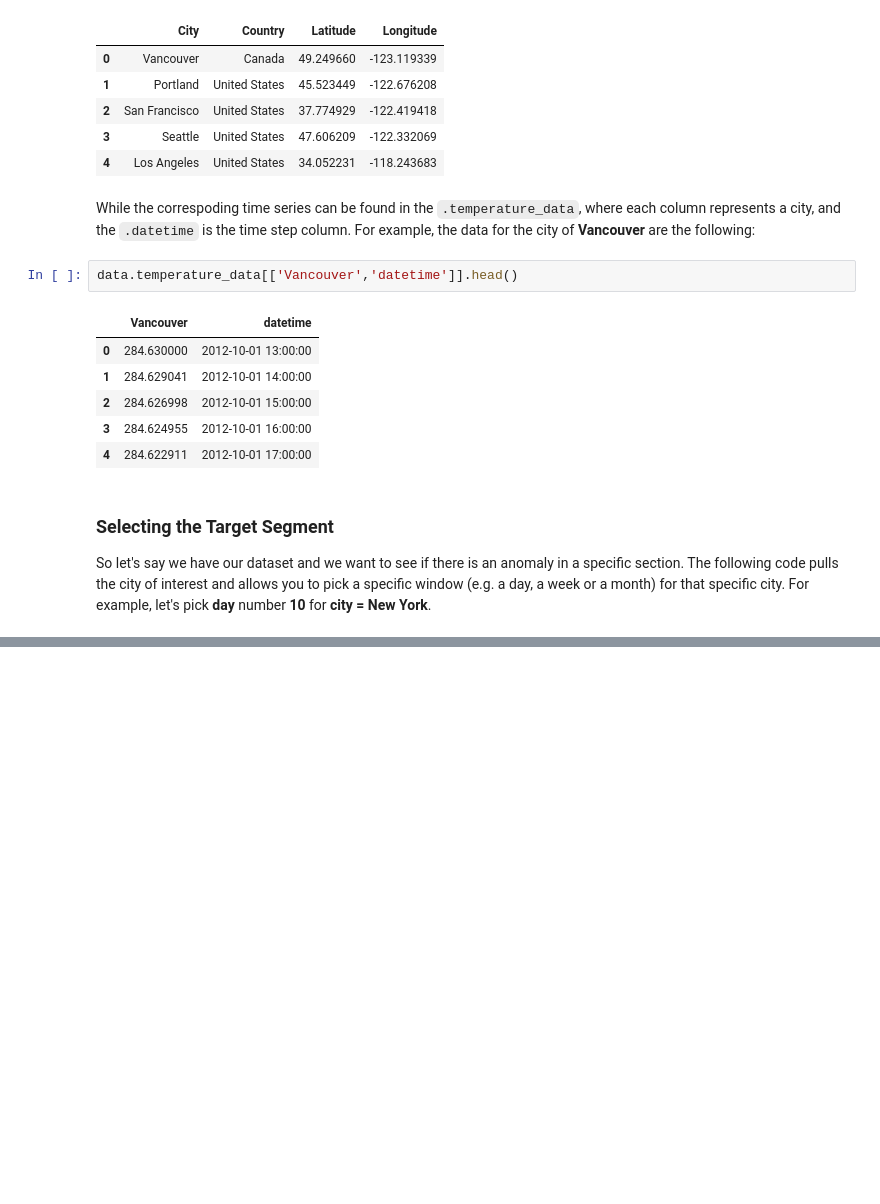
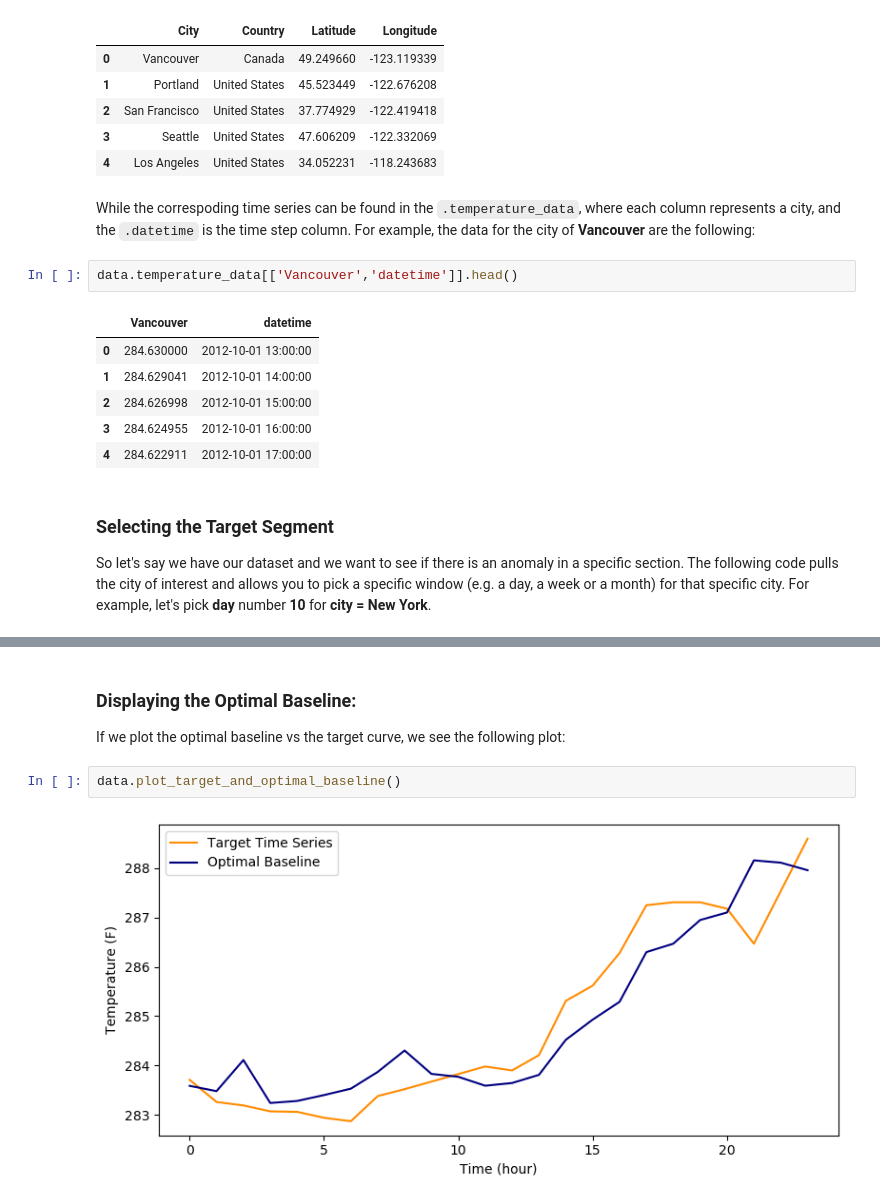
Before and after one commit to PieroPaialungaAI/OptimalBaselineSubtraction, a Jupyter notebook: OBS_Notebook.ipynb, the cells around one changed output, grey strips where cells are left out. Cells and saved outputs as stored; diff of their text form; blank space fills up the shorter version.

```diff
--- a/OBS_Notebook.ipynb
+++ b/OBS_Notebook.ipynb
@@ -86,0 +120,7 @@ data.list_of_candidates
+# %% [markdown]
+### Displaying the Optimal Baseline:
+If we plot the optimal baseline vs the target curve, we see the following plot:
+# %%
+data.plot_target_and_optimal_baseline()
+# %% [output]
+[figure, added]
```
Also changed, not shown: parts of 9 cells of this notebook, 5 other files.
